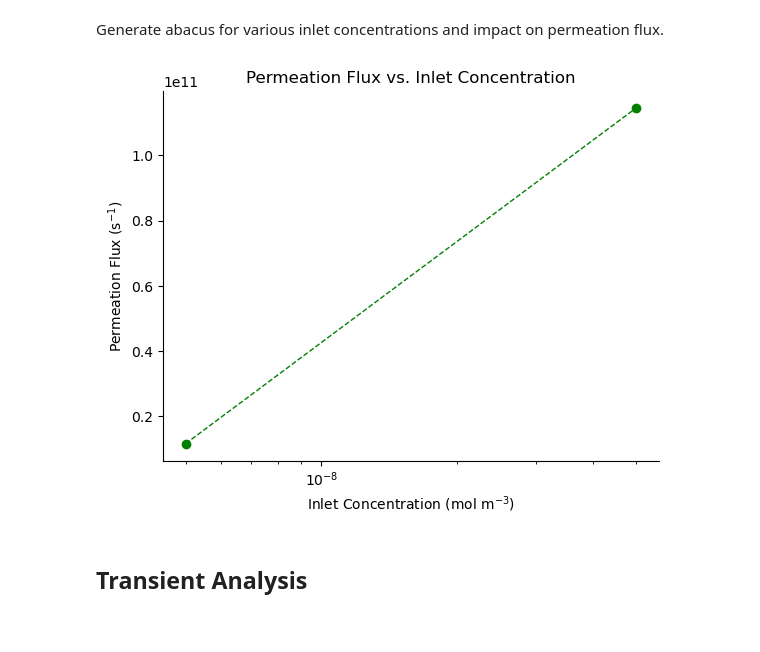
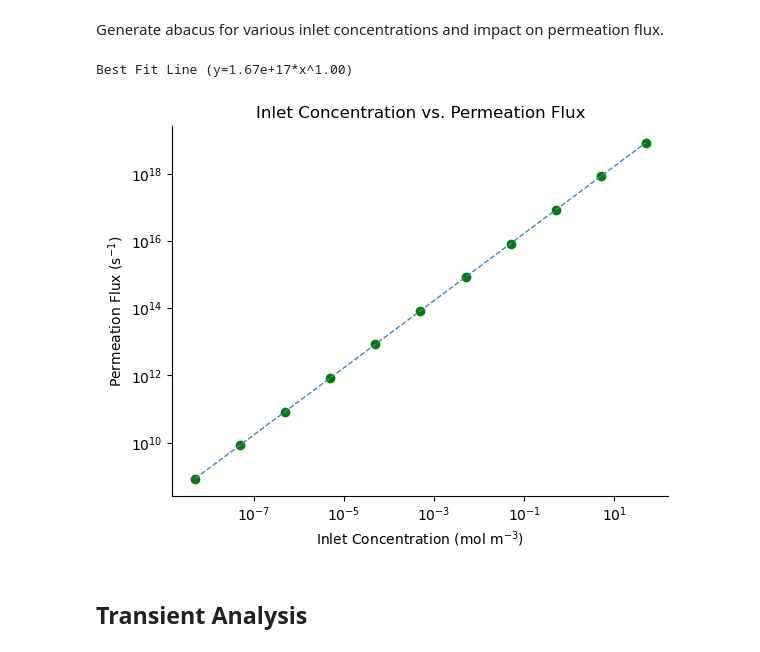
Before and after one commit to kaelyndunnell/Permeator-Probe, a Jupyter notebook: post_process.ipynb, the cells around one changed output. Drawn from its saved outputs; the diff is of its cells as text; code cells hidden in the pictures.

```diff
--- a/post_process.ipynb
+++ b/post_process.ipynb
@@ -67,21 +92,21 @@ Pressure drop between inlet and outlet is 2.82994e-05 m2/s2.
 # %% [markdown]
 Generate abacus for various flow rates and impact on permeation flux.
 # %%
-flow_rates = [1,2,3,]#4] # kg/s
+flow_rates = [1,2,3,4] # kg/s
 
 # first flow rate is benchmark case
 permeation_1kgs = np.genfromtxt(
-    "festim_results_probe_in_benchmark/permeation_flux.csv", delimiter=",", names=True
+    "festim_results_probe_out_benchmark/permeation_flux.csv", delimiter=",", names=True
 )
 outlet_1kgs = np.genfromtxt(
-    "festim_results_probe_in_benchmark/outlet_advective_flux.csv", delimiter=",", names=True
+    "festim_results_probe_out_benchmark/outlet_advective_flux.csv", delimiter=",", names=True
 )
 
 permeation_fluxes = [permeation_1kgs["H_flux_surface_7"]]
 outlet_fluxes = [outlet_1kgs["H_advection_flux_surface_6"]]
 
 for rate in flow_rates[1:]:
-    file_path = f"festim_{rate}kg_s_probe_in"
+    file_path = f"flow_rate_abacus_probe_out/festim_results_flow_{rate}_kg_s"
     permeation = np.genfromtxt(
         file_path+"/permeation_flux.csv", delimiter=",", names=True
     )
@@ -97,9 +122,10 @@ plt.scatter(flow_rates, permeation_fluxes, color="green", linewidth=1)
 plt.plot(flow_rates, permeation_fluxes, color="green", linestyle='--', linewidth=1)
 plt.xlabel(r"Flow Rate (kg s$^{-1}$)")
 plt.ylabel(r"Permeation Flux (s$^{-1}$)")
+plt.yscale('log')
 ax = plt.gca()
 ax.spines["top"].set_visible(False)
 ax.spines["right"].set_visible(False)
-plt.title("Permeation Flux vs. Inlet Flow Rate")
+plt.title("Inlet Flow Rate vs. Permeation Flux")
 plt.show()
 # %% [output]
@@ -111,46 +137,70 @@ Generate abacus for various inlet concentrations and impact on permeation flux.
 # %%
 inlet_concentrations = mol_m3_c_in = [
     5e-09,
     5e-08,
-    # 5e-07,
-    # 5e-06,
-    # 5e-05,
-    # 5e-04,
-    # 5e-03,
-    # 5e-02,
-    # 5e-01,
-    # 5,
-    # 5e01,
+    5e-07,
+    5e-06,
+    5e-05,
+    5e-04,
+    5e-03,
+    5e-02,
+    5e-01,
+    5,
+    5e01,
 ]  # mol/m3
 
 permeation_fluxes = []
 outlet_fluxes = []
 
 for conc in inlet_concentrations:
-    file_path = f"festim_results_cin_{conc}_mol_m3"
+    file_path = f"festim_abacus_probe_out/festim_results_cin_{conc}_mol_m3"
     permeation = np.genfromtxt(
         file_path+"/permeation_flux.csv", delimiter=",", names=True
     )
     outlet = np.genfromtxt(
         file_path+"/outlet_advective_flux.csv", delimiter=",", names=True
     )
 
     permeation_fluxes.append(permeation["H_flux_surface_7"])
     outlet_fluxes.append(outlet["H_advection_flux_surface_6"])
 
 plt.figure()
 plt.scatter(inlet_concentrations, permeation_fluxes, color="green", linewidth=1)
-plt.plot(inlet_concentrations, permeation_fluxes, color="green", linestyle='--', linewidth=1)
+
+# # best fit line
+# m, c = np.polyfit(inlet_concentrations, permeation_fluxes, 1)
+
+# x_line = np.linspace(min(inlet_concentrations), max(inlet_concentrations), 11)
+# y_line = m * x_line + c
+
+# plt.plot(x_line, y_line, color='steelblue', linestyle='--', linewidth=2,)
+# print(f'Best Fit Line: y = {m:.2e}x + {c:.2f}')
+
+# best fit line
+logx = np.log(inlet_concentrations)
+logy = np.log(permeation_fluxes)
+
+coefficients = np.polyfit(logx, logy, 1)
+m = coefficients[0] # slope (exponent of the power law)
+c = coefficients[1] # intercept (log of the scaling factor)
+
+y_fit = lambda x: np.exp(c) * x**m
+plt.plot(inlet_concentrations, y_fit(inlet_concentrations), color='steelblue',linestyle='--', linewidth=1)
+
+print(f'Best Fit Line (y={np.exp(c):.2e}*x^{m:.2f})')
+
 plt.xscale('log')
+plt.yscale('log')
 plt.xlabel(r"Inlet Concentration (mol m$^{-3}$)")
 plt.ylabel(r"Permeation Flux (s$^{-1}$)")
 ax = plt.gca()
 ax.spines["top"].set_visible(False)
 ax.spines["right"].set_visible(False)
-plt.title("Permeation Flux vs. Inlet Concentration")
+plt.title("Inlet Concentration vs. Permeation Flux")
 plt.show()
 # %% [output]
+Best Fit Line (y=1.67e+17*x^1.00)
-[figure, old version]
+[figure, new version]
 # %% [markdown]
 ## Transient Analysis
 # %% [markdown]
```
Also changed, not shown: parts of 4 cells of this notebook.
